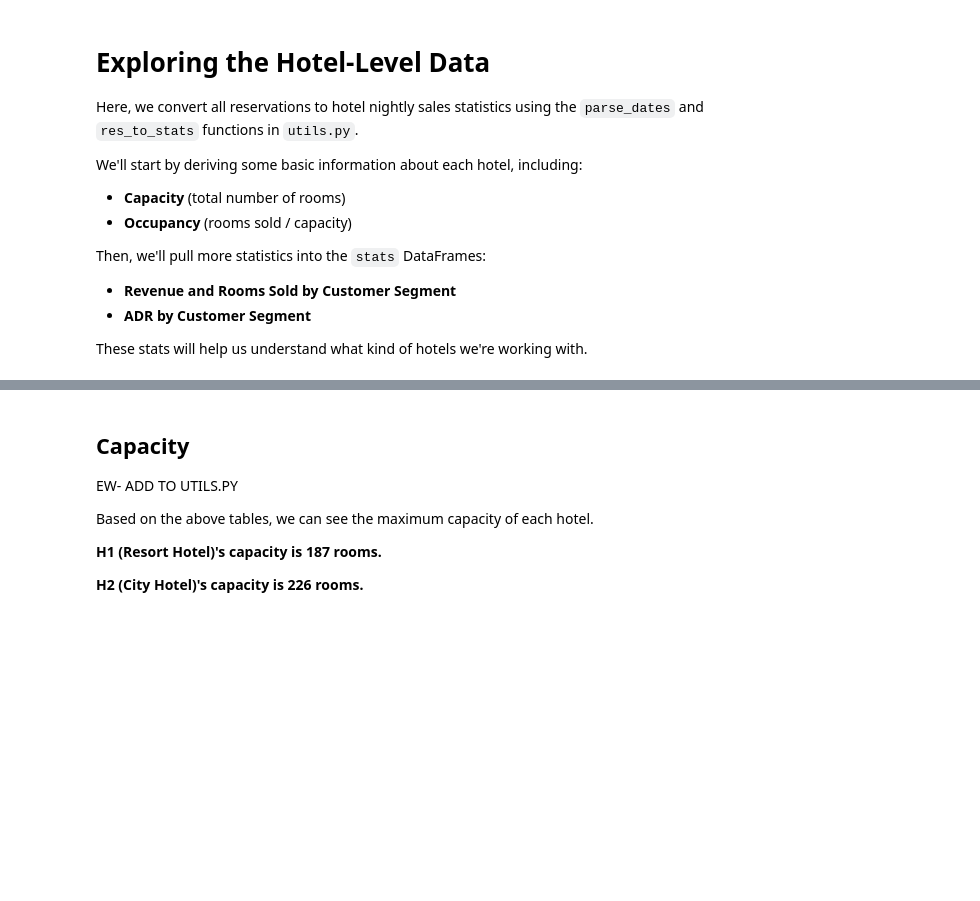
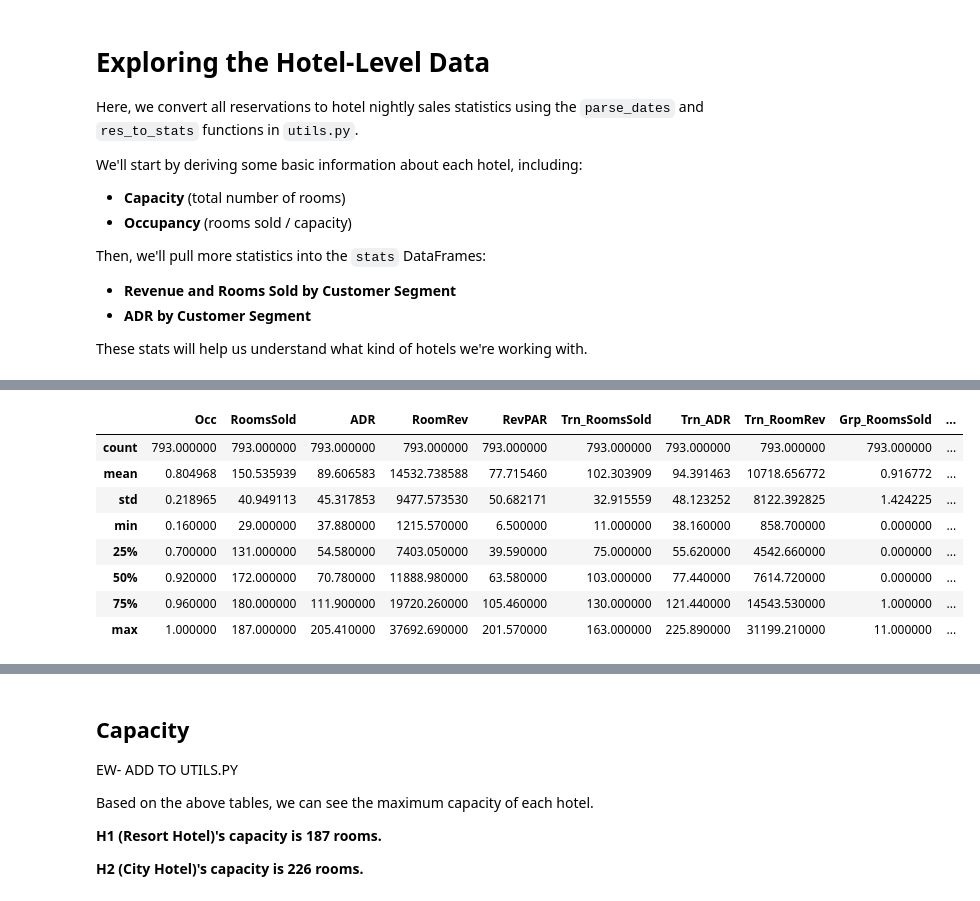
Before and after one commit to edubu2/hotel-revman-system, a Jupyter notebook: code/hotel_stats.ipynb, the cells around one changed output, grey strips where cells are left out. Saved outputs shown, nothing was run; the diff lists cells and outputs as text; code cells hidden in the pictures; blank space fills up the shorter version.

```diff
--- a/code/hotel_stats.ipynb
+++ b/code/hotel_stats.ipynb
@@ -77,0 +96,12 @@ h1_stats.describe()
+# %%
+h1_dbd.describe()
+# %% [output]
+|  | Occ | RoomsSold | ADR | RoomRev | RevPAR | Trn_RoomsSold | Trn_ADR | Trn_RoomRev | Grp_RoomsSold | ... |
+| count | 793.000000 | 793.000000 | 793.000000 | 793.000000 | 793.000000 | 793.000000 | 793.000000 | 793.000000 | 793.000000 | ... |
+| mean | 0.804968 | 150.535939 | 89.606583 | 14532.738588 | 77.715460 | 102.303909 | 94.391463 | 10718.656772 | 0.916772 | ... |
+| std | 0.218965 | 40.949113 | 45.317853 | 9477.573530 | 50.682171 | 32.915559 | 48.123252 | 8122.392825 | 1.424225 | ... |
+| min | 0.160000 | 29.000000 | 37.880000 | 1215.570000 | 6.500000 | 11.000000 | 38.160000 | 858.700000 | 0.000000 | ... |
+| 25% | 0.700000 | 131.000000 | 54.580000 | 7403.050000 | 39.590000 | 75.000000 | 55.620000 | 4542.660000 | 0.000000 | ... |
+| 50% | 0.920000 | 172.000000 | 70.780000 | 11888.980000 | 63.580000 | 103.000000 | 77.440000 | 7614.720000 | 0.000000 | ... |
+| 75% | 0.960000 | 180.000000 | 111.900000 | 19720.260000 | 105.460000 | 130.000000 | 121.440000 | 14543.530000 | 1.000000 | ... |
+| max | 1.000000 | 187.000000 | 205.410000 | 37692.690000 | 201.570000 | 163.000000 | 225.890000 | 31199.210000 | 11.000000 | ... |
```
Also changed, not shown: parts of 21 cells of this notebook, 3 other files.
